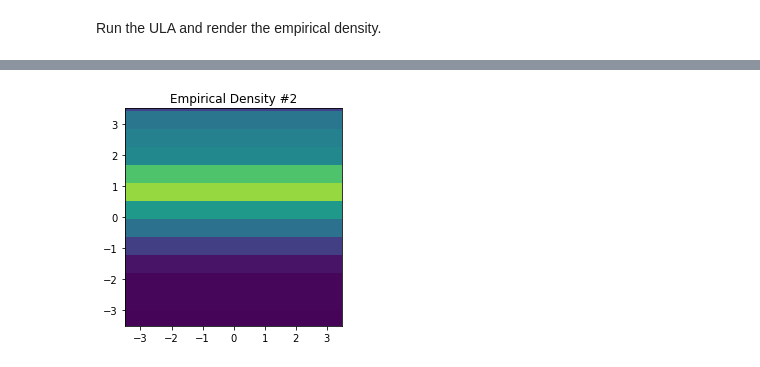
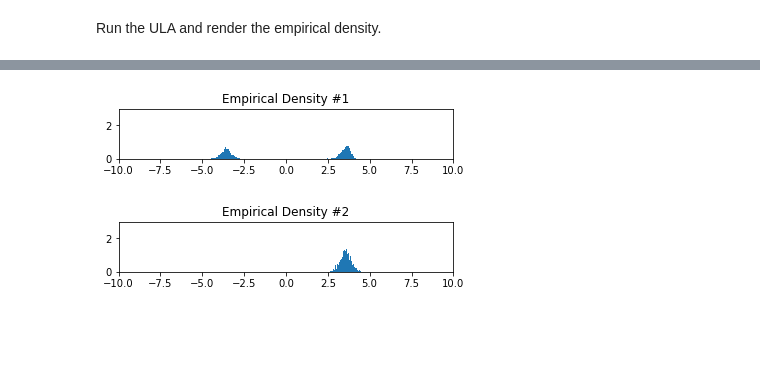
Before and after one commit to jk4011/Fractional-Langevin-Monte-Carlo, a Jupyter notebook: main.ipynb, the cells around one changed output, grey strips where cells are left out. Cells and saved outputs as stored; diff of their text form; code cells hidden in the pictures; blank space fills up the shorter version.

Commit message:
implemented fractional approximate LMC
reproduced experiment on paper

```diff
--- a/main.ipynb
+++ b/main.ipynb
@@ -172,0 +226,3 @@ plt.show()
+# %%
+samples1 = fractional_LMC(potential3, density3, alpha=1.7, step=0.01, dim=1)
+samples2 = fractional_LMC(potential3, density3, alpha=2, step=0.01, dim=1)
@@ -172,0 +233,3 @@ plt.show()
+# %%
+for i in range(0, len(samples1), 100):
+    print(samples1[i]) # need to be between -4 and 4
@@ -172,0 +310,5 @@ plt.show()
+# %%
+# takes about 5 min
+steps = [(1e-3 / n) ** 0.6 for n in range(1, 20000)]
+samples1 = fractional_approx_LMC(potential3, density3, alpha=1.7, steps=0.01, dim=1)
+samples2 = fractional_approx_LMC(potential3, density3, alpha=2, steps=0.01, dim=1)
@@ -173,9 +339,21 @@ plt.show()
+# %%
+samples1 = samples1[~np.isnan(samples1)]
+samples2 = samples2[~np.isnan(samples2)]
+# %%
+plt.hist(samples1, bins=200, density=True)
+plt.gca().set_aspect('equal', adjustable='box')
+plt.xlim(-10, 10)
+plt.ylim(0, 3)
+plt.title('Empirical Density #1')
+plt.show()
+# %% [output]
+[figure, added]
 # %%
-plt.hist2d(samples2[:,0], samples2[:,1], cmap='viridis', rasterized=False, bins=200, density=True)
+plt.hist(samples2, bins=200, density=True)
 plt.gca().set_aspect('equal', adjustable='box')
-plt.xlim([-3.5, 3.5])
-plt.ylim([-3.5, 3.5])
+plt.xlim(-10, 10)
+plt.ylim(0, 3)
 plt.title('Empirical Density #2')
 plt.show()
 # %% [output]
-[figure, old version]
+[figure, new version]
```
Also changed, not shown: parts of 22 cells of this notebook.
